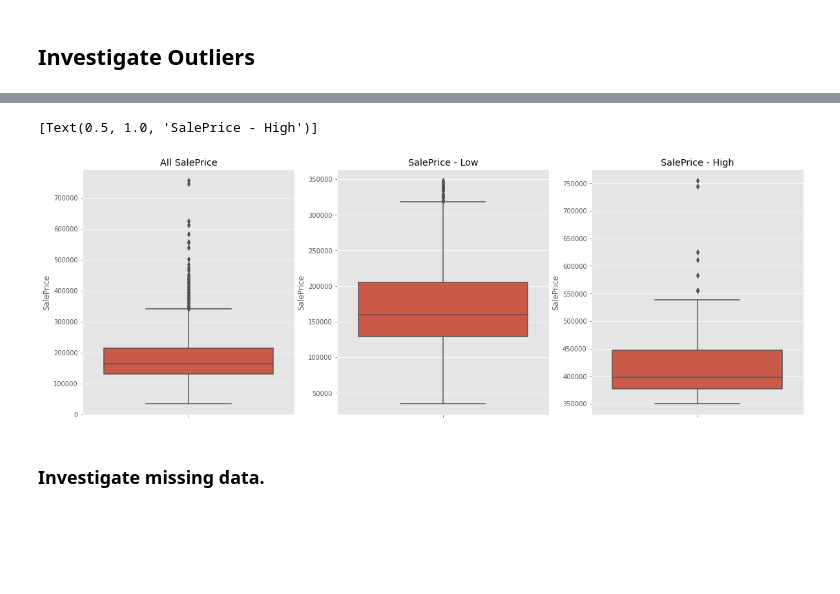
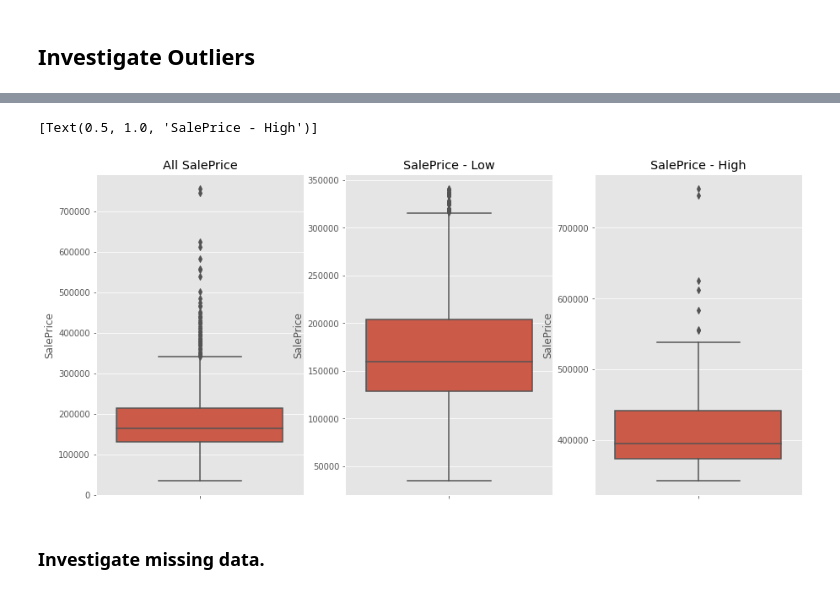
Before and after one commit to cgoeser1/MSDS422_course_assignments, a Jupyter notebook: AmesHousing(2021SEP26).ipynb, the cells around one changed output, grey strips where cells are left out. Cells and saved outputs as stored; diff of their text form; code cells hidden in the pictures; blank space fills up the shorter version.

```diff
--- a/AmesHousing(2021SEP26).ipynb
+++ b/AmesHousing(2021SEP26).ipynb
@@ -119,7 +113,7 @@ plt.savefig('SalePrice.jpg')
 # %% [markdown]
 ## **Investigate Outliers**
 # %%
-## Check for Outliers. It looks like $350,000 is the max of IQR,
+## Check for Outliers. It looks like ~$342,000 is the upper fence of the distribution,
 ## so it may make sense to split into two sets ('low' and 'high') based on this price.
-train_low = train[train.SalePrice<350000]
-train_hi = train[train.SalePrice>=350000]
+train_low = train[train.SalePrice<342000]
+train_hi = train[train.SalePrice>=342000]
@@ -126,11 +132,11 @@ train_hi = train[train.SalePrice>=350000]
 # %%
-fig, (ax0, ax1, ax2) = plt.subplots(ncols=3, figsize=(20,7), sharey=False)
+fig, (ax0, ax1, ax2) = plt.subplots(ncols=3, figsize=(15,7), sharey=False)
 sns.boxplot(y=train['SalePrice'], data=train, ax=ax0).set(title='All SalePrice')
 sns.boxplot(y=train_low['SalePrice'], data=train_low, ax=ax1).set(title='SalePrice - Low')
 sns.boxplot(y=train_hi['SalePrice'], data=train_hi, ax=ax2).set(title='SalePrice - High')
 # %% [output]
 [Text(0.5, 1.0, 'SalePrice - High')]
-[figure, old version]
+[figure, new version]
 # %% [markdown]
 ### **Investigate missing data.**
 # %%
```
Also changed, not shown: parts of 17 cells of this notebook.
